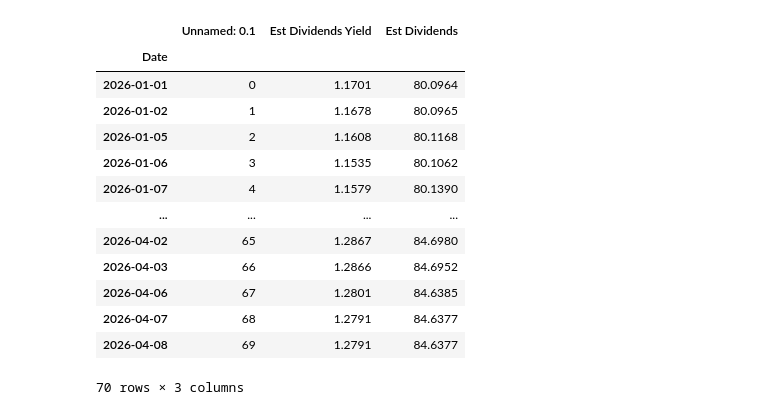
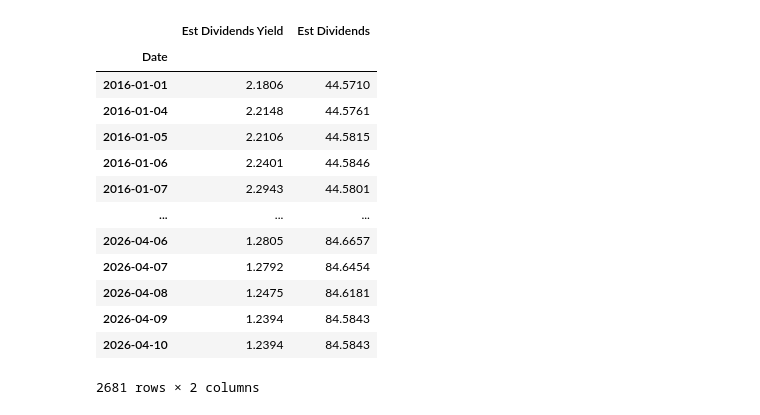
Before and after one commit to JohnnyTung123/Future-Rolling-Strategy, a Jupyter notebook: code/dividend.ipynb, the cells around one changed output. Saved outputs shown, nothing was run; the diff lists cells and outputs as text; code cells hidden in the pictures.

```diff
--- a/code/dividend.ipynb
+++ b/code/dividend.ipynb
@@ -3,7 +4,7 @@ import numpy as np
 from datetime import datetime
 import pandas as pd
 # %%
-path = '../data/raw/spx_dividend.xlsx'
-spx = pd.read_excel(path)
-print(spx)
+path = '../data/raw/spx_dividend_hist.xlsx'
+spx_dividend = pd.read_excel(path)
+print(spx_dividend)
 # %% [output]
@@ -24,28 +46,29 @@ print(spx)
 # %%
 rename_map = {
     'Unnamed: 0': 'Date',
     'IN069 / DV105': 'Est Dividends Yield',
-    'IN060': 'Est Dividends'
+    'IN060': 'Est Dividends',
 }
 
-spx = spx.rename(columns=rename_map)
-# spx = spx.drop(columns='Unnamed: 0.1')
-spx['Date'] = pd.to_datetime(spx['Date'])
-spx = spx.set_index('Date')
-spx
+spx_dividend = spx_dividend.rename(columns=rename_map)
+spx_dividend = spx_dividend.drop(columns='Unnamed: 0.1')
+
+spx_dividend['Date'] = pd.to_datetime(spx_dividend['Date'])
+spx_dividend = spx_dividend.set_index('Date')
+spx_dividend
 # %% [output]
-|  | Unnamed: 0.1 | Est Dividends Yield | Est Dividends |
-| Date |  |  |  |
-| 2026-01-01 | 0 | 1.1701 | 80.0964 |
-| 2026-01-02 | 1 | 1.1678 | 80.0965 |
-| 2026-01-05 | 2 | 1.1608 | 80.1168 |
-| 2026-01-06 | 3 | 1.1535 | 80.1062 |
-| 2026-01-07 | 4 | 1.1579 | 80.1390 |
-| ... | ... | ... | ... |
-| 2026-04-02 | 65 | 1.2867 | 84.6980 |
-| 2026-04-03 | 66 | 1.2866 | 84.6952 |
-| 2026-04-06 | 67 | 1.2801 | 84.6385 |
-| 2026-04-07 | 68 | 1.2791 | 84.6377 |
-| 2026-04-08 | 69 | 1.2791 | 84.6377 |
+|  | Est Dividends Yield | Est Dividends |
+| Date |  |  |
+| 2016-01-01 | 2.1806 | 44.5710 |
+| 2016-01-04 | 2.2148 | 44.5761 |
+| 2016-01-05 | 2.2106 | 44.5815 |
+| 2016-01-06 | 2.2401 | 44.5846 |
+| 2016-01-07 | 2.2943 | 44.5801 |
+| ... | ... | ... |
+| 2026-04-06 | 1.2805 | 84.6657 |
+| 2026-04-07 | 1.2792 | 84.6454 |
+| 2026-04-08 | 1.2475 | 84.6181 |
+| 2026-04-09 | 1.2394 | 84.5843 |
+| 2026-04-10 | 1.2394 | 84.5843 |
-70 rows × 3 columns
+2681 rows × 2 columns
 # %%
```
Also changed, not shown: parts of 21 cells of this notebook, 31 other files.
